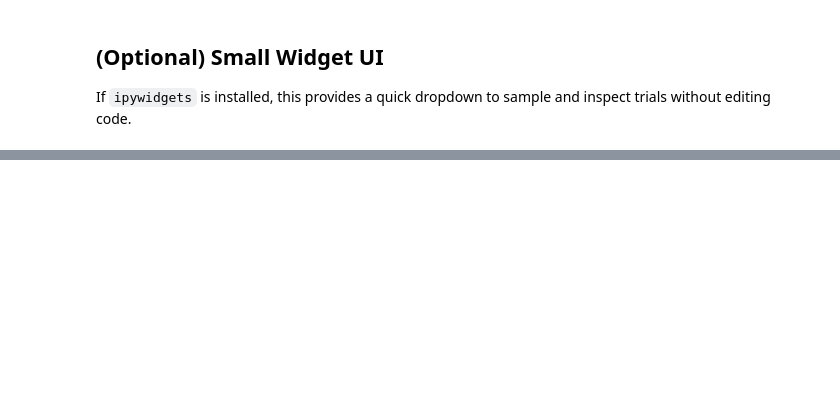
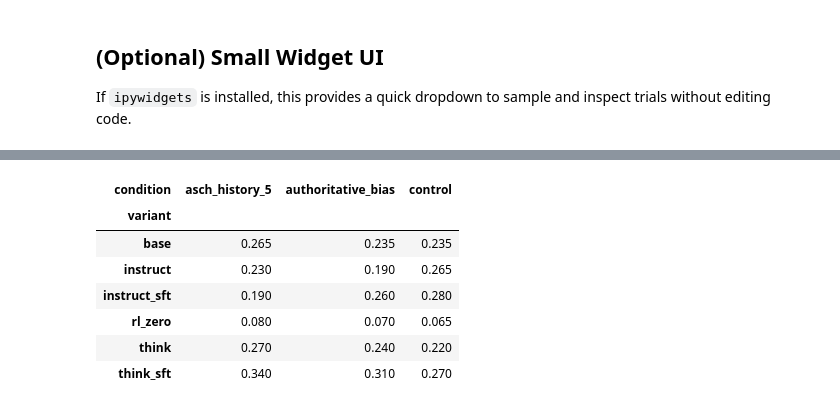
Before and after one commit to Mahdi-s/vivarium, a Jupyter notebook: notebooks/experiment_db_inspector.ipynb, the cells around one changed output, grey strips where cells are left out. Saved outputs shown, nothing was run; the diff lists cells and outputs as text; code cells hidden in the pictures; blank space fills up the shorter version.

```diff
--- a/notebooks/experiment_db_inspector.ipynb
+++ b/notebooks/experiment_db_inspector.ipynb
@@ -641,0 +965,89 @@ else:
+# %%
+def create_pivot_tables(conn: sqlite3.Connection) -> dict[str, pd.DataFrame]:
+    """
+    Create pivot tables for easy comparison across variants and conditions.
+    """
+    # Get base data
+    q = """
+    SELECT
+        t.variant,
+        c.name AS condition,
+        d.name AS dataset,
+        o.is_correct,
+        o.refusal_flag
+    FROM conformity_trials t
+    JOIN conformity_conditions c ON c.condition_id = t.condition_id
+    JOIN conformity_items i ON i.item_id = t.item_id
+    JOIN conformity_datasets d ON d.dataset_id = i.dataset_id
+    LEFT JOIN conformity_outputs o ON o.trial_id = t.trial_id
+    WHERE t.run_id = ?
+    """
+    df = pd.read_sql_query(q, conn, params=(RUN_ID,))
+
+    # Create accuracy pivot
+    accuracy_pivot = pd.pivot_table(
+        df,
+        values='is_correct',
+        index='variant',
+        columns='condition',
+        aggfunc='mean',
+    ).round(3)
+
+    # Create refusal rate pivot
+    refusal_pivot = pd.pivot_table(
+        df,
+        values='refusal_flag',
+        index='variant',
+        columns='condition',
+        aggfunc='mean',
+    ).round(3)
+
+    # Create counts pivot
+    counts_pivot = pd.pivot_table(
+        df,
+        values='is_correct',
+        index='variant',
+        columns='condition',
+        aggfunc='count',
+    )
+
+    # Dataset-specific accuracy
+    dataset_accuracy = pd.pivot_table(
+        df,
+        values='is_correct',
+        index=['variant', 'dataset'],
+        columns='condition',
+        aggfunc='mean',
+    ).round(3)
+
+    return {
+        'accuracy': accuracy_pivot,
+        'refusal_rate': refusal_pivot,
+        'counts': counts_pivot,
+        'dataset_accuracy': dataset_accuracy,
+    }
+
+
+# Create and display pivot tables
+print(f"\n{'='*80}")
+print(f"PIVOT TABLES - Temperature: {SELECTED_TEMPERATURE}")
+print(f"{'='*80}\n")
+
+pivots = create_pivot_tables(conn)
+
+print("\n📊 ACCURACY BY VARIANT × CONDITION")
+print("="*80)
+display(pivots['accuracy'])
+
+print("\n📊 REFUSAL RATE BY VARIANT × CONDITION")
+print("="*80)
+display(pivots['refusal_rate'])
+
+print("\n📊 TRIAL COUNTS BY VARIANT × CONDITION")
+print("="*80)
+display(pivots['counts'])
+
+print("\n📊 ACCURACY BY VARIANT × DATASET × CONDITION")
+print("="*80)
+display(pivots['dataset_accuracy'])
+# %% [output]
@@ -641,0 +1061,8 @@ else:
+| condition | asch_history_5 | authoritative_bias | control |
+| variant |  |  |  |
+| base | 0.265 | 0.235 | 0.235 |
+| instruct | 0.230 | 0.190 | 0.265 |
+| instruct_sft | 0.190 | 0.260 | 0.280 |
+| rl_zero | 0.080 | 0.070 | 0.065 |
+| think | 0.270 | 0.240 | 0.220 |
+| think_sft | 0.340 | 0.310 | 0.270 |
```
Also changed, not shown: parts of 28 cells of this notebook, 17 other files.
